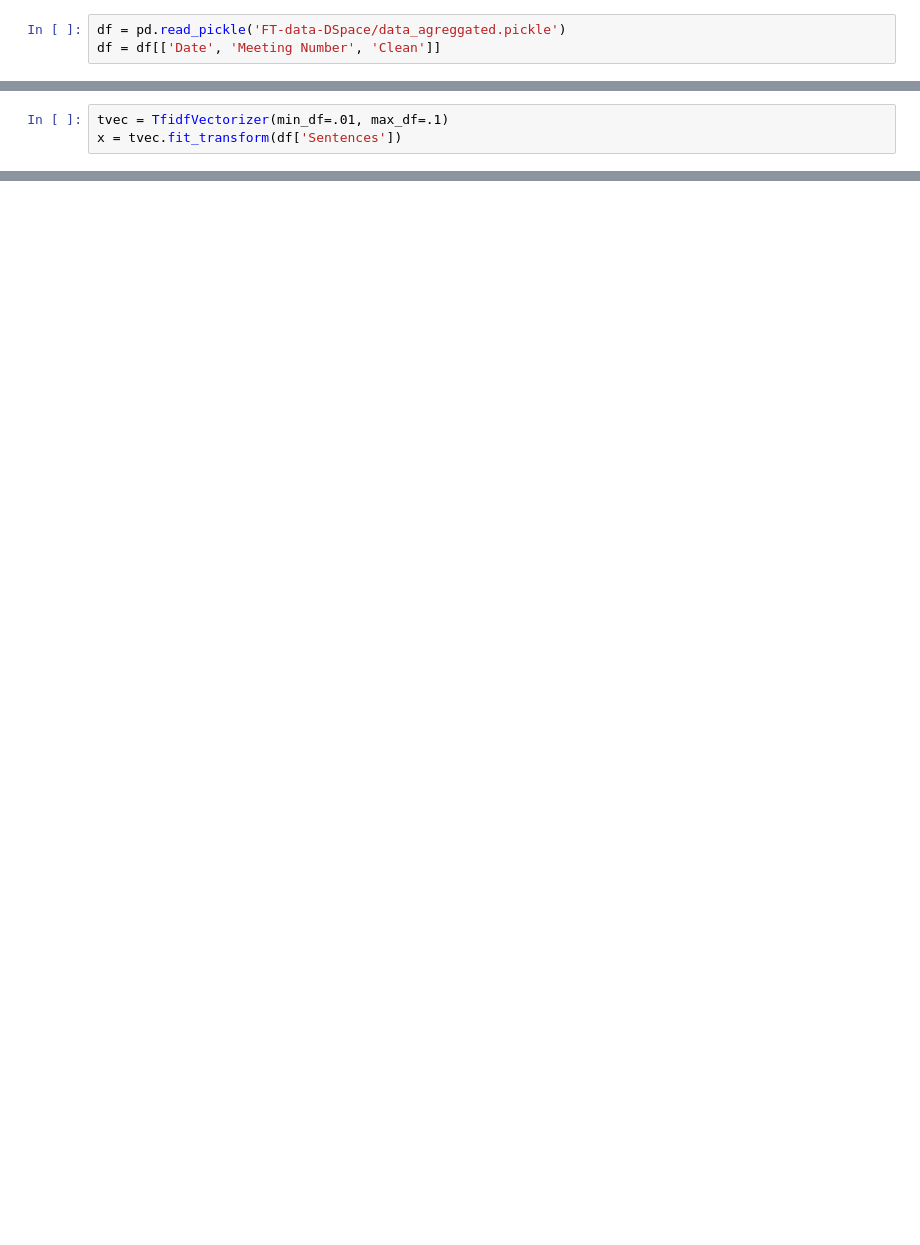
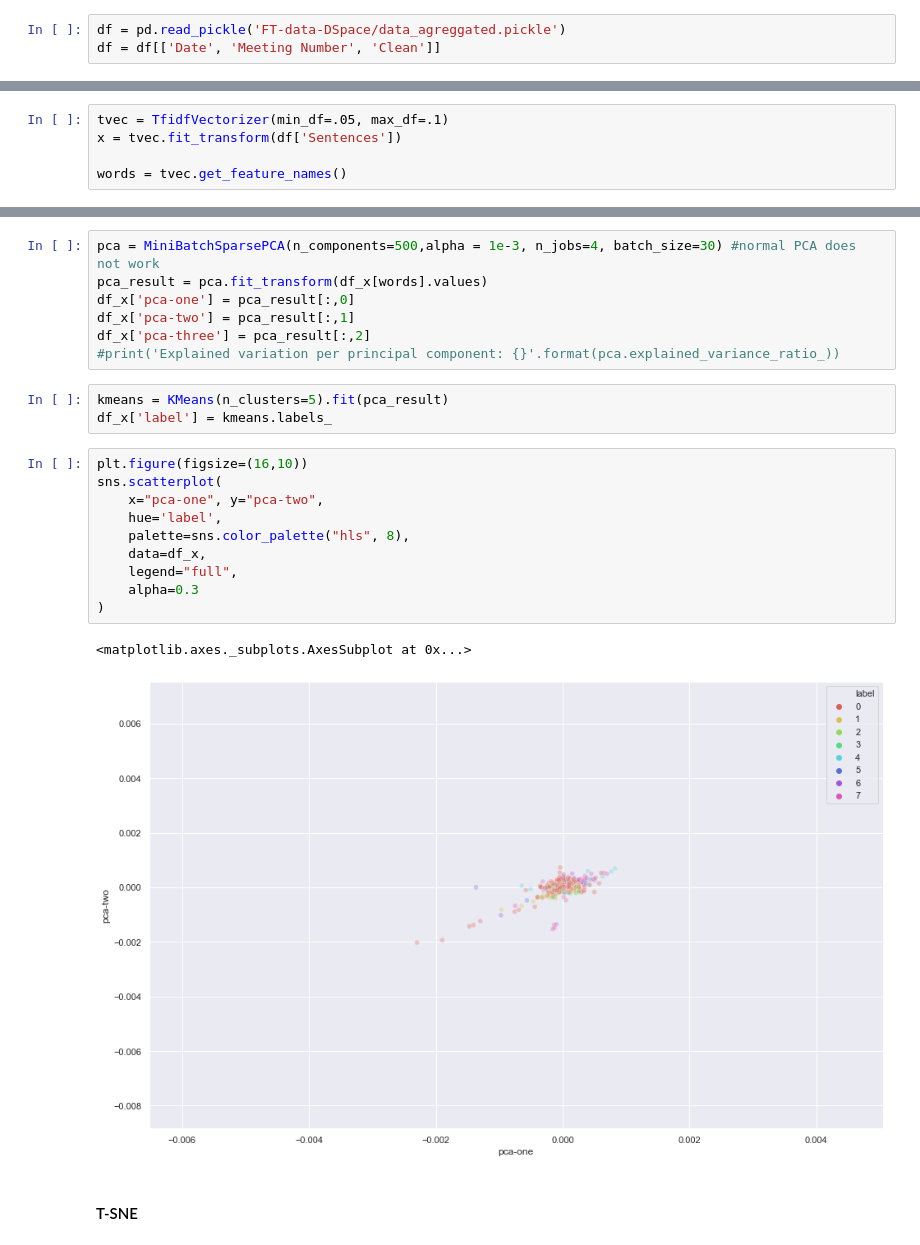
Before and after one commit to carlomarxdk/danish-parlament-text, a Jupyter notebook: 3_TF_IDF.ipynb, the cells around one changed output, grey strips where cells are left out. Drawn from its saved outputs; the diff is of its cells as text; blank space fills up the shorter version.

Commit message:
Clustering but bad

```diff
--- a/3_TF_IDF.ipynb
+++ b/3_TF_IDF.ipynb
@@ -15,3 +25,5 @@ df.sample(2)
 # %%
-tvec = TfidfVectorizer(min_df=.01, max_df=.1)
+tvec = TfidfVectorizer(min_df=.05, max_df=.1)
 x = tvec.fit_transform(df['Sentences'])
+
+words = tvec.get_feature_names()
@@ -23,0 +42,25 @@ len(tvec.get_feature_names())
+# %%
+pca = MiniBatchSparsePCA(n_components=500,alpha = 1e-3, n_jobs=4, batch_size=30) #normal PCA does not work
+pca_result = pca.fit_transform(df_x[words].values)
+df_x['pca-one'] = pca_result[:,0]
+df_x['pca-two'] = pca_result[:,1]
+df_x['pca-three'] = pca_result[:,2]
+#print('Explained variation per principal component: {}'.format(pca.explained_variance_ratio_))
+# %%
+kmeans = KMeans(n_clusters=5).fit(pca_result)
+df_x['label'] = kmeans.labels_
+# %%
+plt.figure(figsize=(16,10))
+sns.scatterplot(
+    x="pca-one", y="pca-two",
+    hue='label',
+    palette=sns.color_palette("hls", 8),
+    data=df_x,
+    legend="full",
+    alpha=0.3
+)
+# %% [output]
+<matplotlib.axes._subplots.AxesSubplot at 0x...>
+[figure, added]
+# %% [markdown]
+#### T-SNE
```
Also changed, not shown: parts of 11 cells of this notebook.
